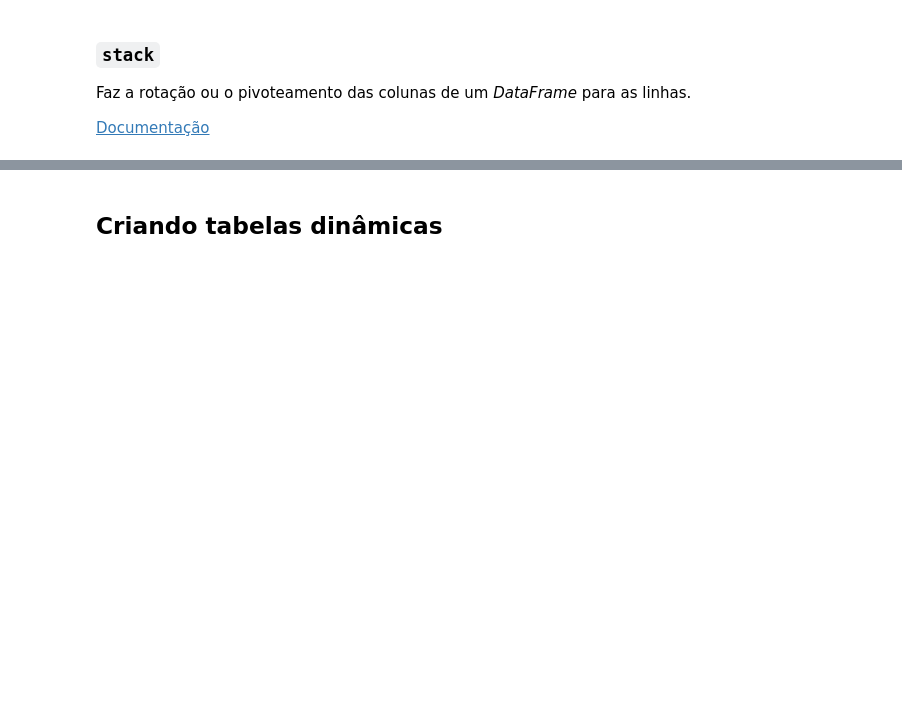
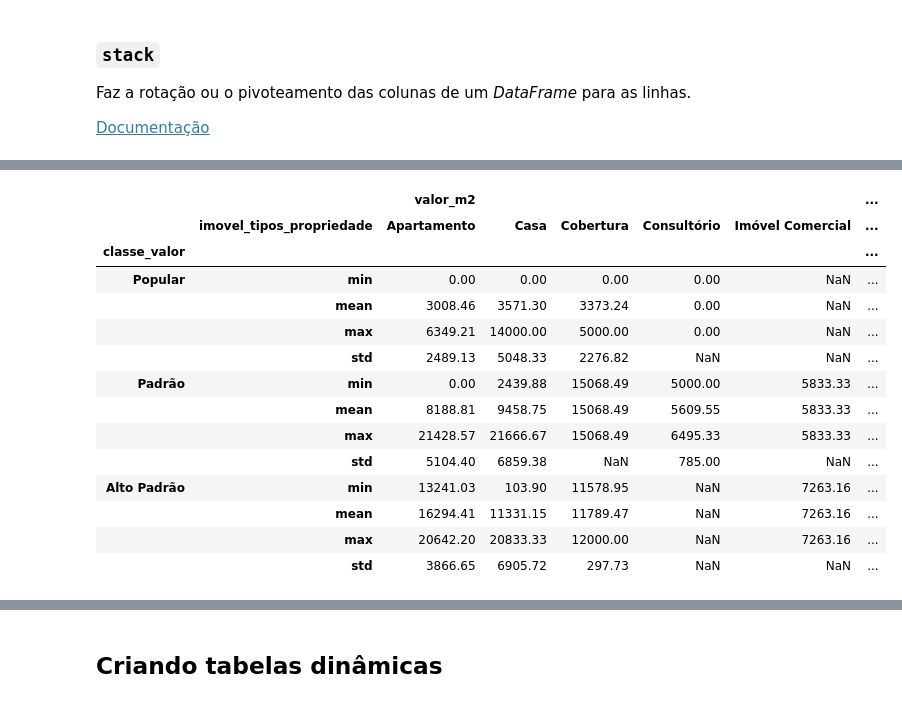
Before and after one commit to josenaldo/alura-cds-python-pandas-tecnicas-avancadas, a Jupyter notebook: notebook/Projeto.ipynb, the cells around one changed output, grey strips where cells are left out. Drawn from its saved outputs; the diff is of its cells as text; code cells hidden in the pictures; blank space fills up the shorter version.

```diff
--- a/notebook/Projeto.ipynb
+++ b/notebook/Projeto.ipynb
@@ -1882,3 +1931,14 @@ Faz a rotação ou o pivoteamento das linhas para as colunas.
 Faz a rotação ou o pivoteamento das colunas de um *DataFrame* para as linhas.
 
 [Documentação](https://pandas.pydata.org/pandas-docs/stable/reference/api/pandas.DataFrame.stack.html)
+# %%
+grupamento = dados_listings[[
+    'imovel_tipos_propriedade',
+    'classe_valor',
+    'valor_m2'
+]].groupby(by=['imovel_tipos_propriedade', 'classe_valor'])
+# %%
+tabela_estatisticas = grupamento.agg(
+    func=['min',  'mean', 'max', 'std']
+).round(2)
+tabela_estatisticas
@@ -1884,0 +1965,3 @@ Faz a rotação ou o pivoteamento das colunas de um *DataFrame* para as linhas.
+# %%
+tabela_estatisticas = tabela_estatisticas.stack(dropna=False)
+tabela_estatisticas
@@ -1884,0 +1983,18 @@ Faz a rotação ou o pivoteamento das colunas de um *DataFrame* para as linhas.
+# %%
+tabela_estatisticas.unstack(level=0)
+# %% [output]
+|  |  | valor_m2 |  |  |  |  | ... |
+|  | imovel_tipos_propriedade | Apartamento | Casa | Cobertura | Consultório | Imóvel Comercial | ... |
+| classe_valor |  |  |  |  |  |  | ... |
+| Popular | min | 0.00 | 0.00 | 0.00 | 0.00 | NaN | ... |
+|  | mean | 3008.46 | 3571.30 | 3373.24 | 0.00 | NaN | ... |
+|  | max | 6349.21 | 14000.00 | 5000.00 | 0.00 | NaN | ... |
+|  | std | 2489.13 | 5048.33 | 2276.82 | NaN | NaN | ... |
+| Padrão | min | 0.00 | 2439.88 | 15068.49 | 5000.00 | 5833.33 | ... |
+|  | mean | 8188.81 | 9458.75 | 15068.49 | 5609.55 | 5833.33 | ... |
+|  | max | 21428.57 | 21666.67 | 15068.49 | 6495.33 | 5833.33 | ... |
+|  | std | 5104.40 | 6859.38 | NaN | 785.00 | NaN | ... |
+| Alto Padrão | min | 13241.03 | 103.90 | 11578.95 | NaN | 7263.16 | ... |
+|  | mean | 16294.41 | 11331.15 | 11789.47 | NaN | 7263.16 | ... |
+|  | max | 20642.20 | 20833.33 | 12000.00 | NaN | 7263.16 | ... |
+|  | std | 3866.65 | 6905.72 | 297.73 | NaN | NaN | ... |
```
Also changed, not shown: parts of 10 cells of this notebook.
